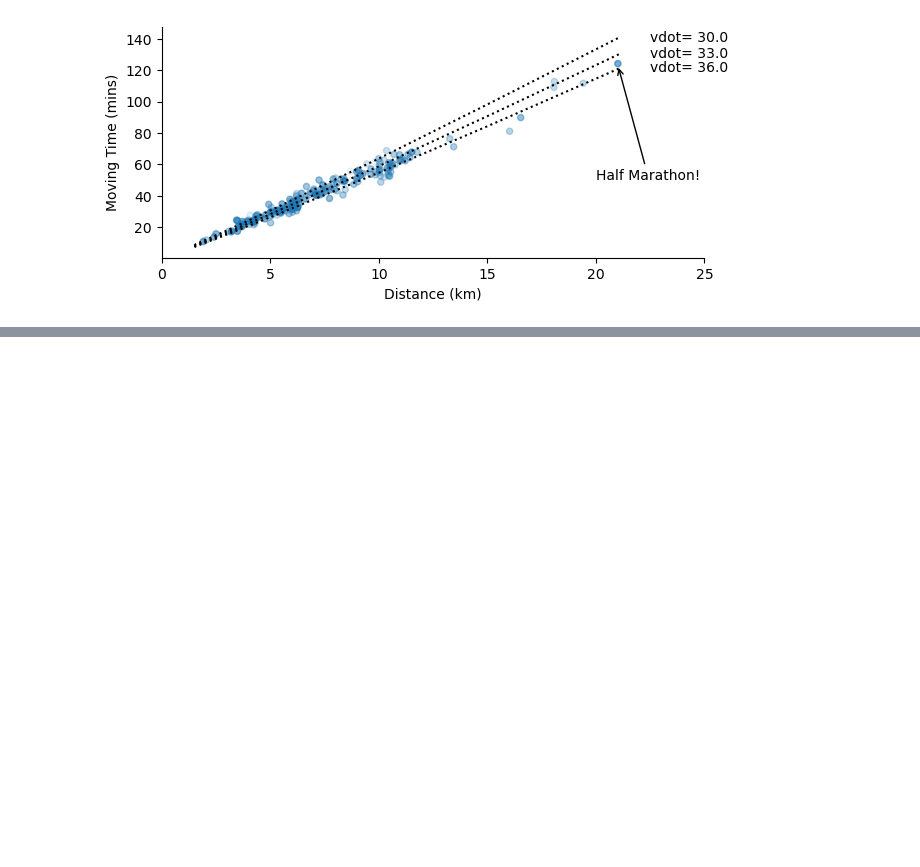
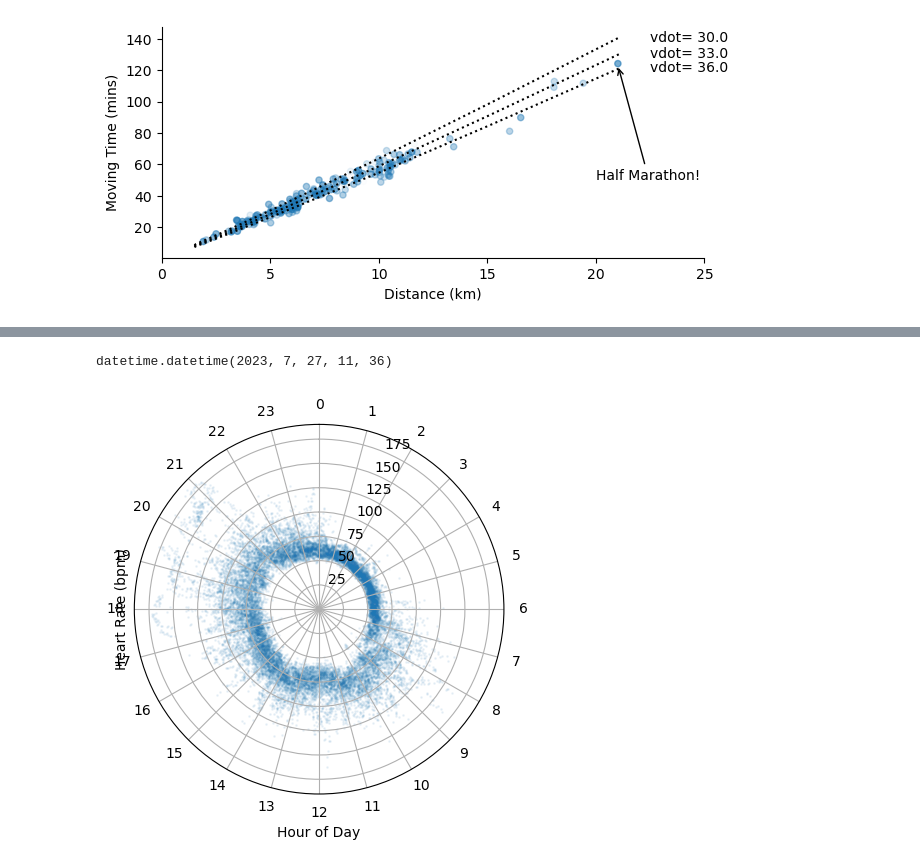
Before and after one commit to TomHodson/tomhodson.github.com, a Jupyter notebook: assets/blog/running/running.ipynb, the cells around one changed output, grey strips where cells are left out. Saved outputs shown, nothing was run; the diff lists cells and outputs as text; code cells hidden in the pictures; blank space fills up the shorter version.

```diff
--- a/assets/blog/running/running.ipynb
+++ b/assets/blog/running/running.ipynb
@@ -222,0 +139,39 @@ f.savefig("time_vs_distance.png", transparent=True)
+# %%
+from garmindb import ConfigManager
+from garmindb.garmindb import MonitoringDb, Monitoring, MonitoringHeartRate
+import datetime
+import  numpy as np
+
+start_ts = datetime.date.today() - datetime.timedelta(days = 30)
+end_ts = datetime.date.today()
+
+db_params = ConfigManager.get_db_params()
+mon_db = MonitoringDb(db_params, False)
+hr_data = MonitoringHeartRate.get_for_period(mon_db, start_ts, end_ts, MonitoringHeartRate)
+data = Monitoring.get_for_period(mon_db, start_ts, end_ts, Monitoring)
+
+time = np.array([entry.timestamp for entry in hr_data])
+hr = np.array([entry.heart_rate for entry in hr_data])
+# %%
+time[0]
+# %% [output]
+datetime.datetime(2023, 7, 27, 11, 36)
+# %%
+import pandas as pd
+from matplotlib import pyplot as plt
+
+r = hr
+theta = pd.Series(time).dt.hour +  pd.Series(time).dt.minute/60 \
+                + pd.Series(time).dt.second/60**2
+
+theta = theta / 24 * 2*np.pi
+
+fig, ax = plt.subplots(subplot_kw={'projection': 'polar'})
+ax.scatter(theta, r, 1, alpha = 0.07)
+ax.set(xticks = np.linspace(0,2*np.pi,24,endpoint=False), xticklabels = range(0,24))
+ax.grid(True)
+ax.set(xlabel = "Hour of Day", ylabel = "Heart Rate (bpm)")
+ax.set_theta_direction("clockwise")
+ax.set_theta_zero_location("N")
+# %% [output]
+[figure, added]
```
Also changed, not shown: parts of 10 cells of this notebook, 5 other files.
